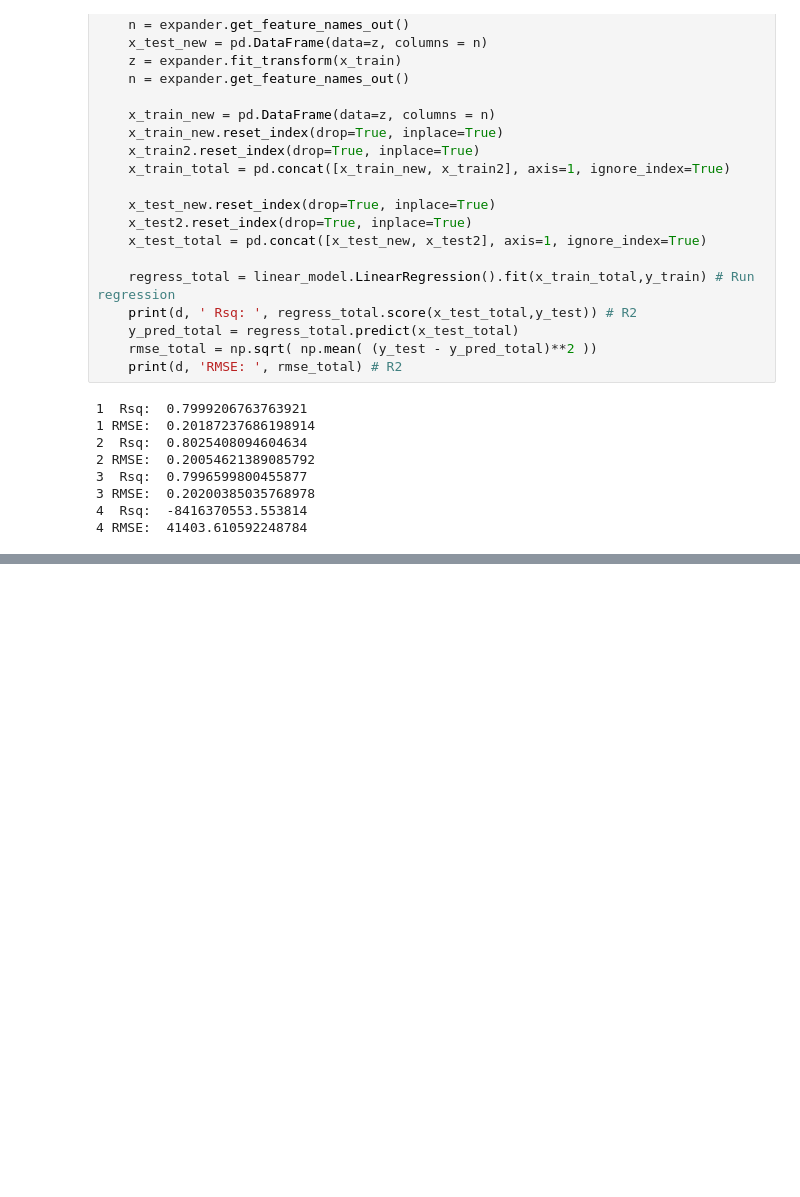
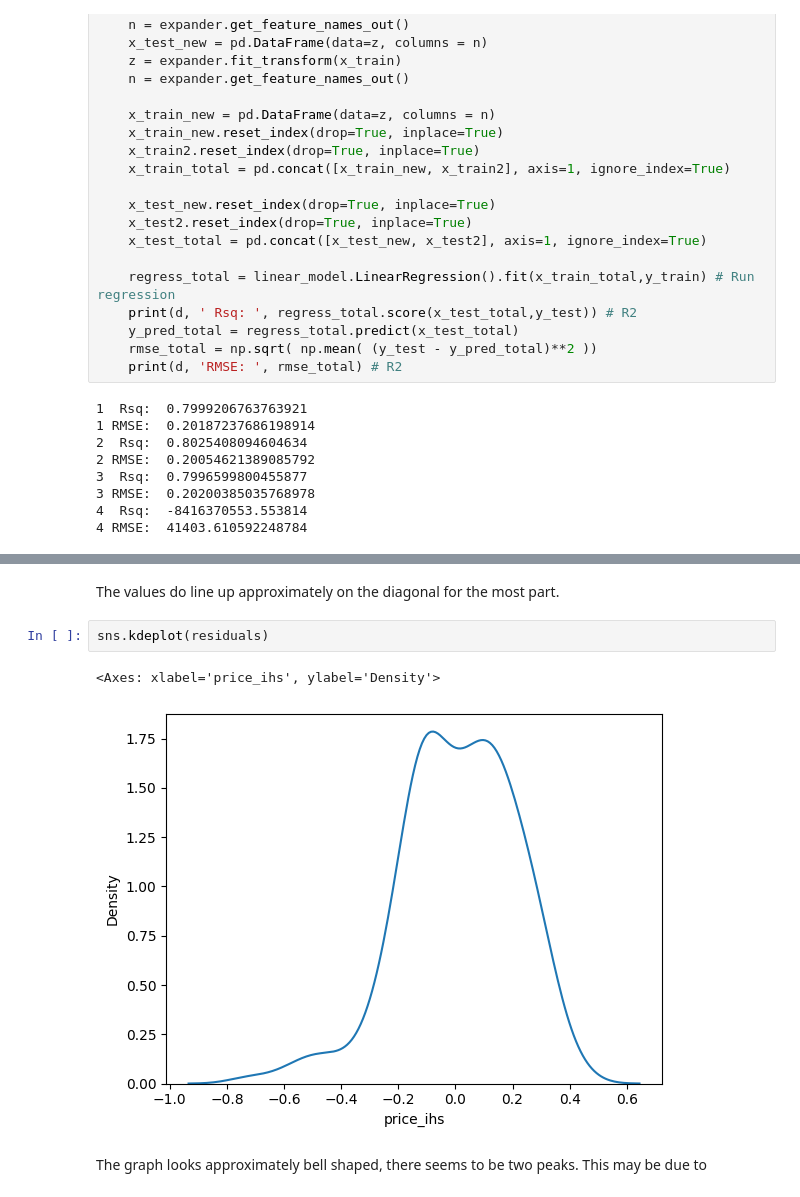
Before and after one commit to farhaniwnl/linearRegression_crg3ts, a Jupyter notebook: Q2.ipynb, the cells around one changed output, grey strips where cells are left out. Drawn from its saved outputs; the diff is of its cells as text; blank space fills up the shorter version.

```diff
--- a/Q2.ipynb
+++ b/Q2.ipynb
@@ -202,0 +234,9 @@ The best degree would be degree 2, with an:
+# %% [markdown]
+The values do line up approximately on the diagonal for the most part.
+# %%
+sns.kdeplot(residuals)
+# %% [output]
+<Axes: xlabel='price_ihs', ylabel='Density'>
+[figure, added]
+# %% [markdown]
+The graph looks approximately bell shaped, there seems to be two peaks. This may be due to
```
Also changed, not shown: parts of 5 cells of this notebook.
